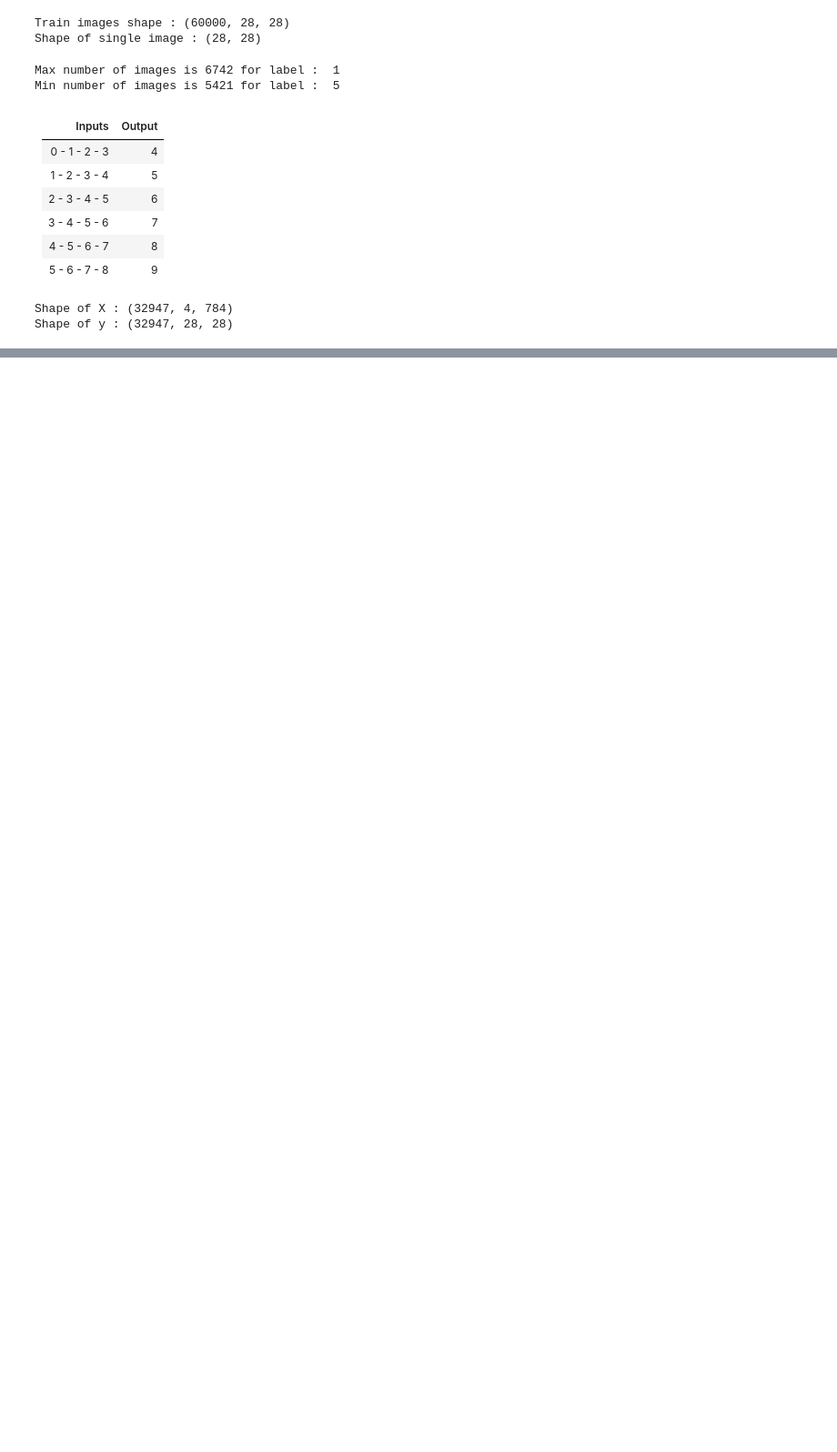
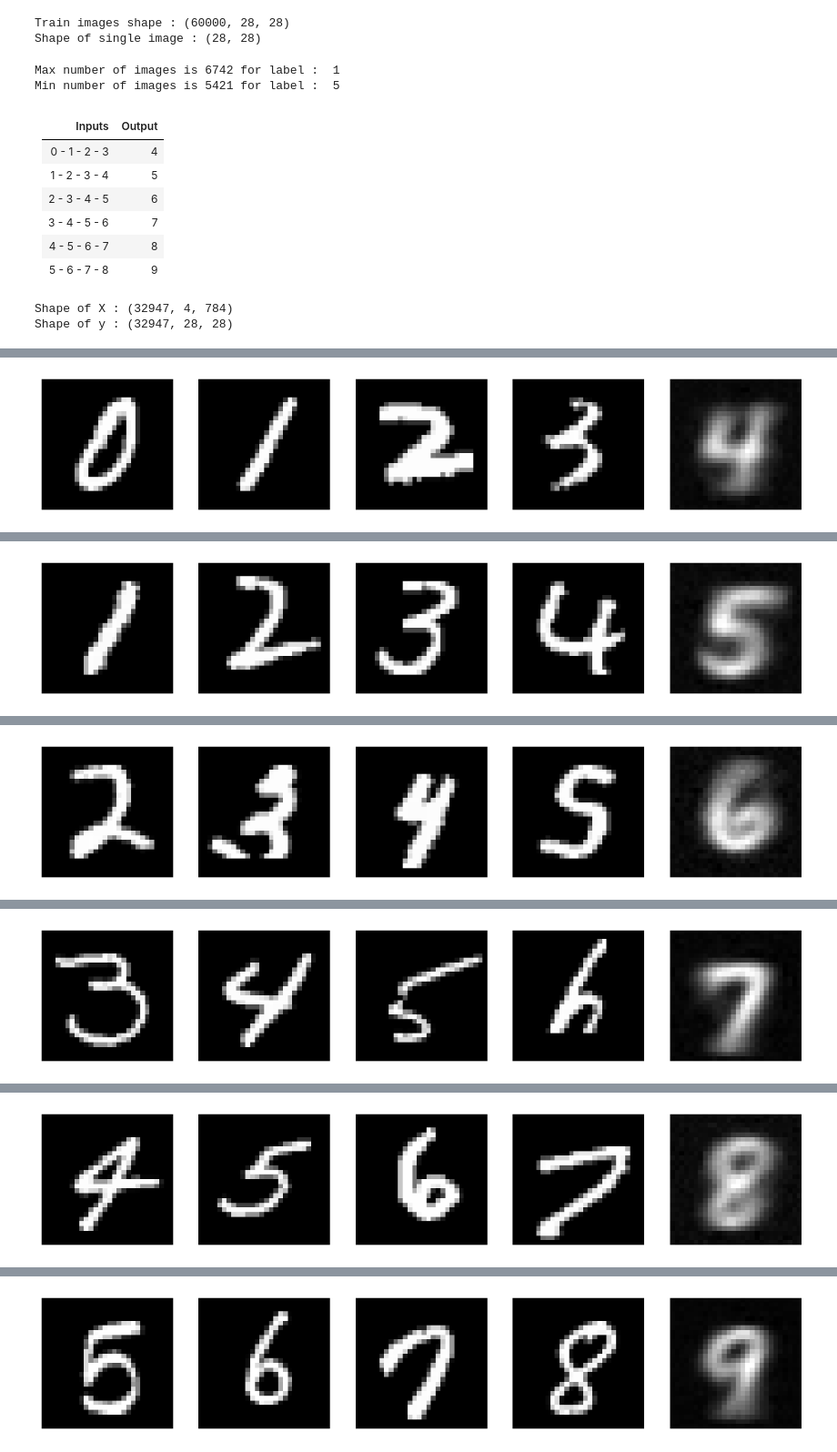
Before and after one commit to fawern/Sequential-Image-Generator-LSTM-MNIST, a Jupyter notebook: main.ipynb, the cells around one changed output, grey strips where cells are left out. Shown: that part at 91% size. Cells and saved outputs as stored; diff of their text form; code cells hidden in the pictures; blank space fills up the shorter version.

```diff
--- a/main.ipynb
+++ b/main.ipynb
@@ -142,0 +173,6 @@ img_generator(1)
+# %%
+# optimizer = Adam
+
+for i in [0, 3, 30, 117, 125, 12]:
+    img_generator(i)
+# %% [output]
@@ -142,0 +180 @@ img_generator(1)
+[figure, added]
@@ -142,0 +182 @@ img_generator(1)
+[figure, added]
@@ -142,0 +184 @@ img_generator(1)
+[figure, added]
@@ -142,0 +186 @@ img_generator(1)
+[figure, added]
@@ -142,0 +188 @@ img_generator(1)
+[figure, added]
@@ -142,0 +190 @@ img_generator(1)
+[figure, added]
```
Also changed, not shown: parts of 10 cells of this notebook, 23 other files.
